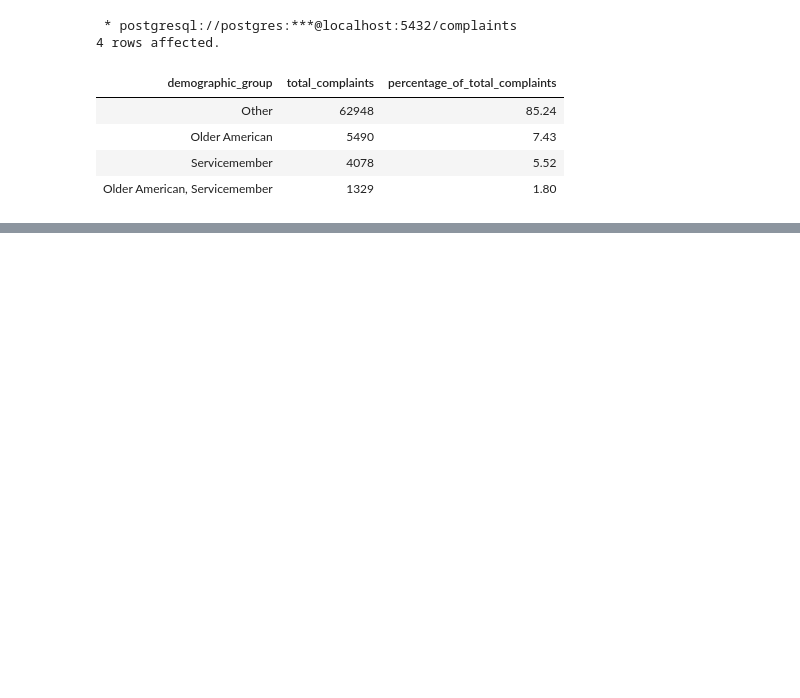
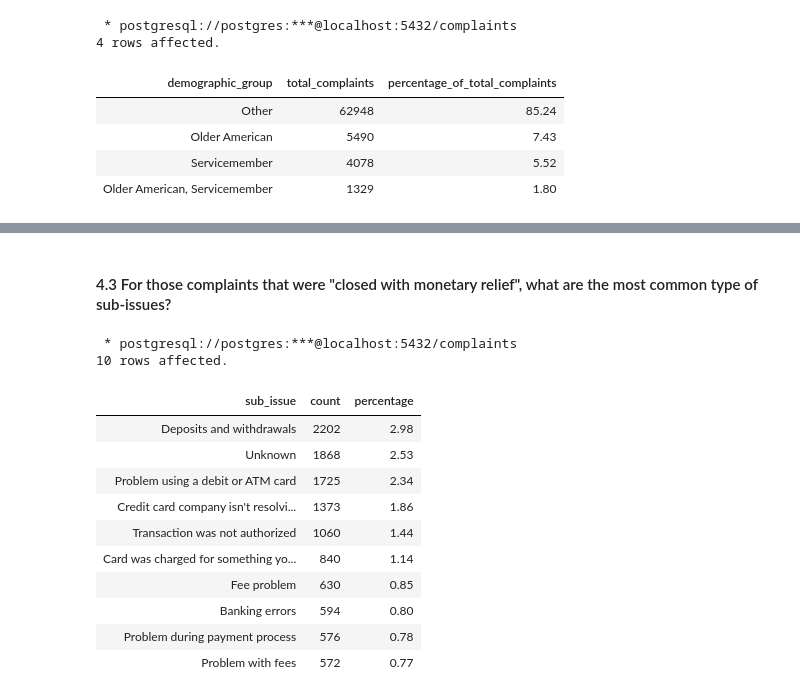
Before and after one commit to Rachel0619/Bank-of-America-Consumer-Complaints-Analysis, a Jupyter notebook: analysis_sql_query.ipynb, the cells around one changed output, grey strips where cells are left out. Cells and saved outputs as stored; diff of their text form; code cells hidden in the pictures; blank space fills up the shorter version.

```diff
--- a/analysis_sql_query.ipynb
+++ b/analysis_sql_query.ipynb
@@ -281,0 +331,32 @@ ORDER BY
+# %% [markdown]
+#### 4.3 For those complaints that were "closed with monetary relief", what are the most common type of sub-issues?
+# %%
+%%sql
+
+SELECT
+    sub_issue,
+    COUNT(*) AS count,
+    ROUND(COUNT(*) * 100.0 / (SELECT COUNT(sub_issue) FROM complaints WHERE sub_issue IS NOT NULL), 2) AS percentage
+FROM
+    complaints
+WHERE
+    company_response_to_consumer = 'Closed with monetary relief'
+GROUP BY
+    sub_issue
+ORDER BY
+    2 DESC
+LIMIT 10
+# %% [output]
+ * postgresql://postgres:***@localhost:5432/complaints
+10 rows affected.
+| sub_issue | count | percentage |
+| Deposits and withdrawals | 2202 | 2.98 |
+| Unknown | 1868 | 2.53 |
+| Problem using a debit or ATM card | 1725 | 2.34 |
+| Credit card company isn't resolvi... | 1373 | 1.86 |
+| Transaction was not authorized | 1060 | 1.44 |
+| Card was charged for something yo... | 840 | 1.14 |
+| Fee problem | 630 | 0.85 |
+| Banking errors | 594 | 0.80 |
+| Problem during payment process | 576 | 0.78 |
+| Problem with fees | 572 | 0.77 |
```
Also changed, not shown: parts of 7 cells of this notebook, 2 other files.
